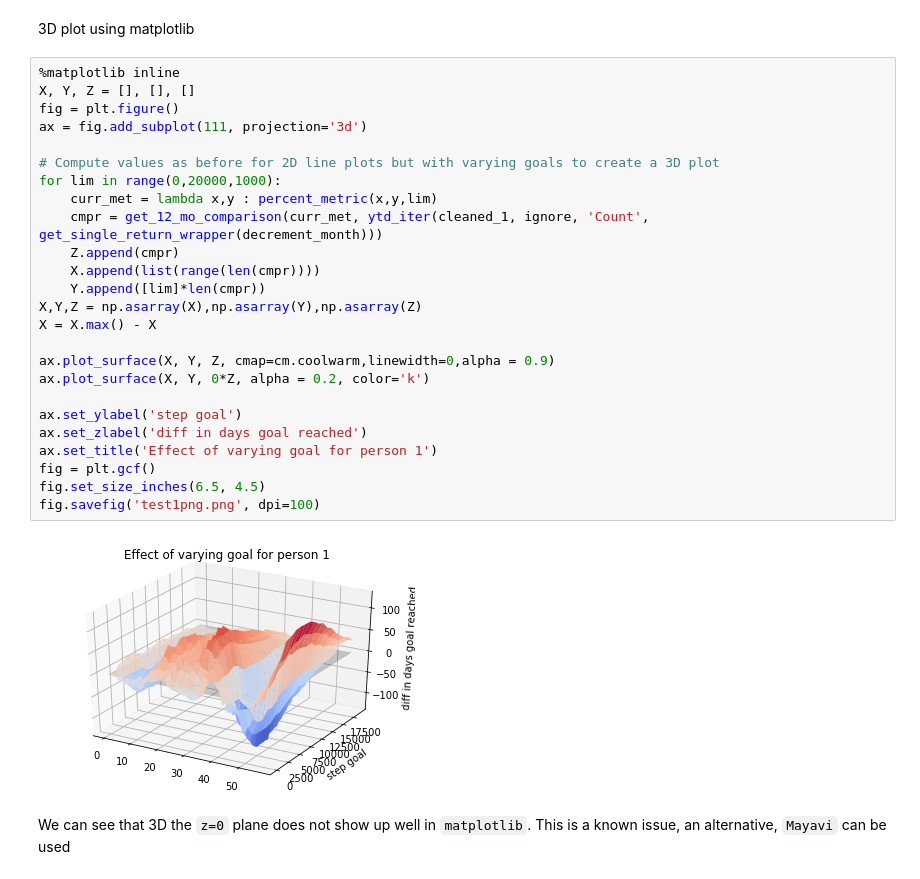
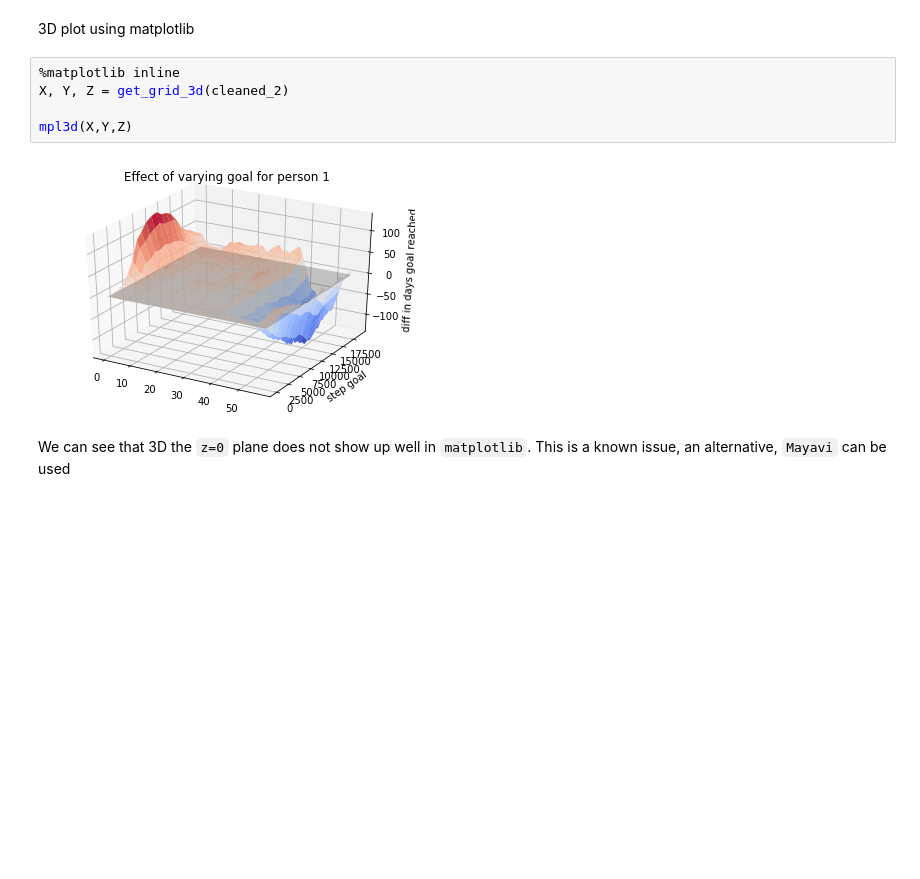
Before and after one commit to j-sh-park/Fit_Analysis, a Jupyter notebook: src/Product Notebook.ipynb, the cells around one changed output. Cells and saved outputs as stored; diff of their text form; blank space fills up the shorter version.

```diff
--- a/src/Product Notebook.ipynb
+++ b/src/Product Notebook.ipynb
@@ -291,31 +348,11 @@ We now investigate the effects of changing the goal on how each person is able t
 # %% [markdown]
 3D plot using matplotlib
-# %%
-%matplotlib inline
-X, Y, Z = [], [], []
-fig = plt.figure()
-ax = fig.add_subplot(111, projection='3d')
-
-# Compute values as before for 2D line plots but with varying goals to create a 3D plot
-for lim in range(0,20000,1000):
-    curr_met = lambda x,y : percent_metric(x,y,lim)
-    cmpr = get_12_mo_comparison(curr_met, ytd_iter(cleaned_1, ignore, 'Count', get_single_return_wrapper(decrement_month)))
-    Z.append(cmpr)
-    X.append(list(range(len(cmpr))))
-    Y.append([lim]*len(cmpr))
-X,Y,Z = np.asarray(X),np.asarray(Y),np.asarray(Z)
-X = X.max() - X
-
-ax.plot_surface(X, Y, Z, cmap=cm.coolwarm,linewidth=0,alpha = 0.9)
-ax.plot_surface(X, Y, 0*Z, alpha = 0.2, color='k')
-
-ax.set_ylabel('step goal')
-ax.set_zlabel('diff in days goal reached')
-ax.set_title('Effect of varying goal for person 1')
-fig = plt.gcf()
-fig.set_size_inches(6.5, 4.5)
-fig.savefig('test1png.png', dpi=100)
-# %% [output]
-[figure, removed]
+# %%
+%matplotlib inline
+X, Y, Z = get_grid_3d(cleaned_2)
+
+mpl3d(X,Y,Z)
+# %% [output]
+[figure, added]
 # %% [markdown]
 We can see that 3D the `z=0` plane does not show up well in `matplotlib`. This is a known issue, an alternative, `Mayavi` can be used
```
Also changed, not shown: parts of 13 cells of this notebook.
